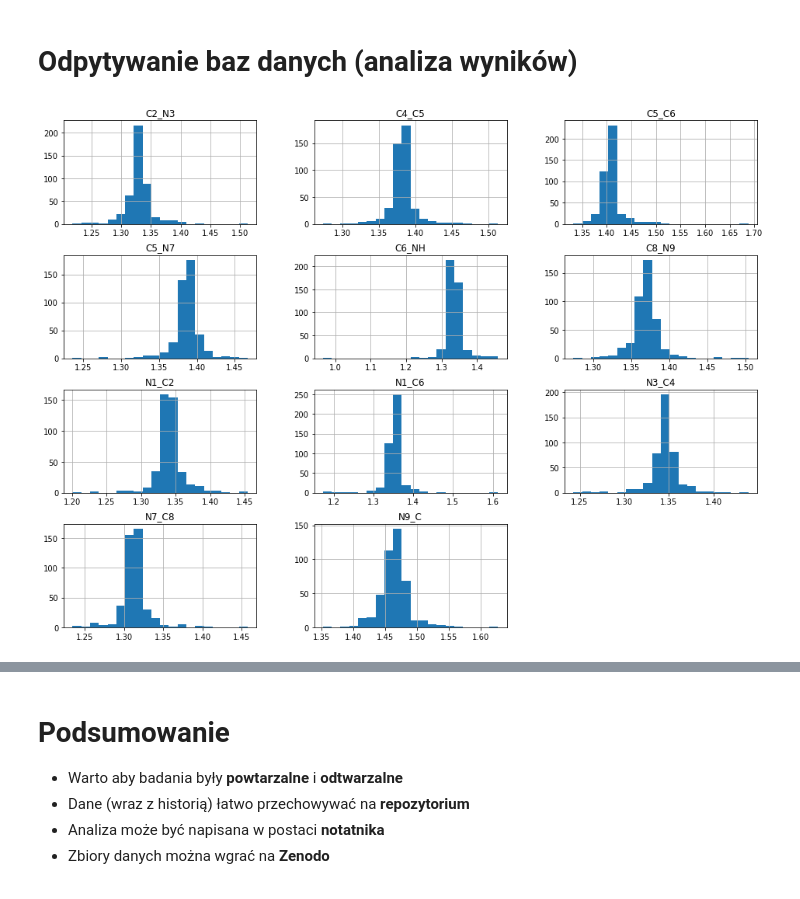
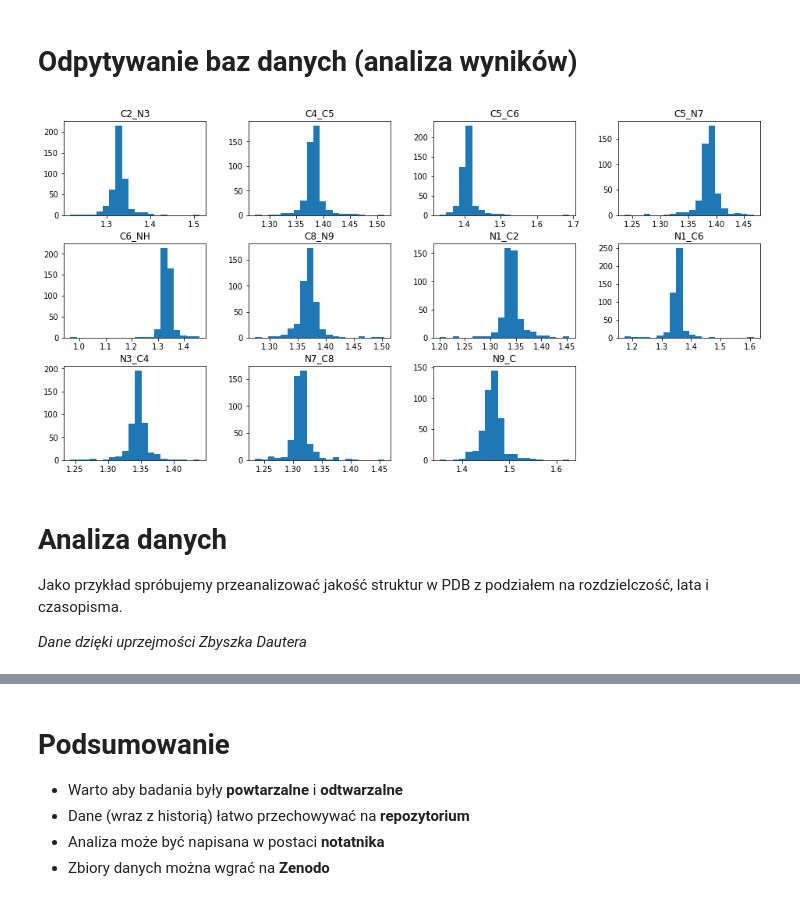
Before and after one commit to dabrze/cbb_reproducibility, a Jupyter notebook: Reproducible research.ipynb, the cells around one changed output, grey strips where cells are left out. Cells and saved outputs as stored; diff of their text form; code cells hidden in the pictures.

```diff
--- a/Reproducible research.ipynb
+++ b/Reproducible research.ipynb
@@ -298,6 +325,13 @@ Odpytywanie baz danych (analiza wyników)
 ======================================
 # %%
 bonds = ['N1_C2', 'C2_N3', 'N3_C4', 'C4_C5', 'C5_C6', 'N1_C6', 'C5_N7', 'N7_C8', 'C8_N9', 'N9_C', 'C6_NH']
-df.loc[:, bonds].hist(bins=20, figsize=(16, 12));
+df.loc[:, bonds].hist(bins=20, figsize=(16, 8), grid=False, layout=(3,4));
 # %% [output]
-[figure, old version]
+[figure, new version]
+# %% [markdown]
+Analiza danych
+=============
+
+Jako przykład spróbujemy przeanalizować jakość struktur w PDB z podziałem na rozdzielczość, lata i czasopisma.
+
+*Dane dzięki uprzejmości Zbyszka Dautera*
```
Also changed, not shown: parts of 20 cells of this notebook, 2 other files.
